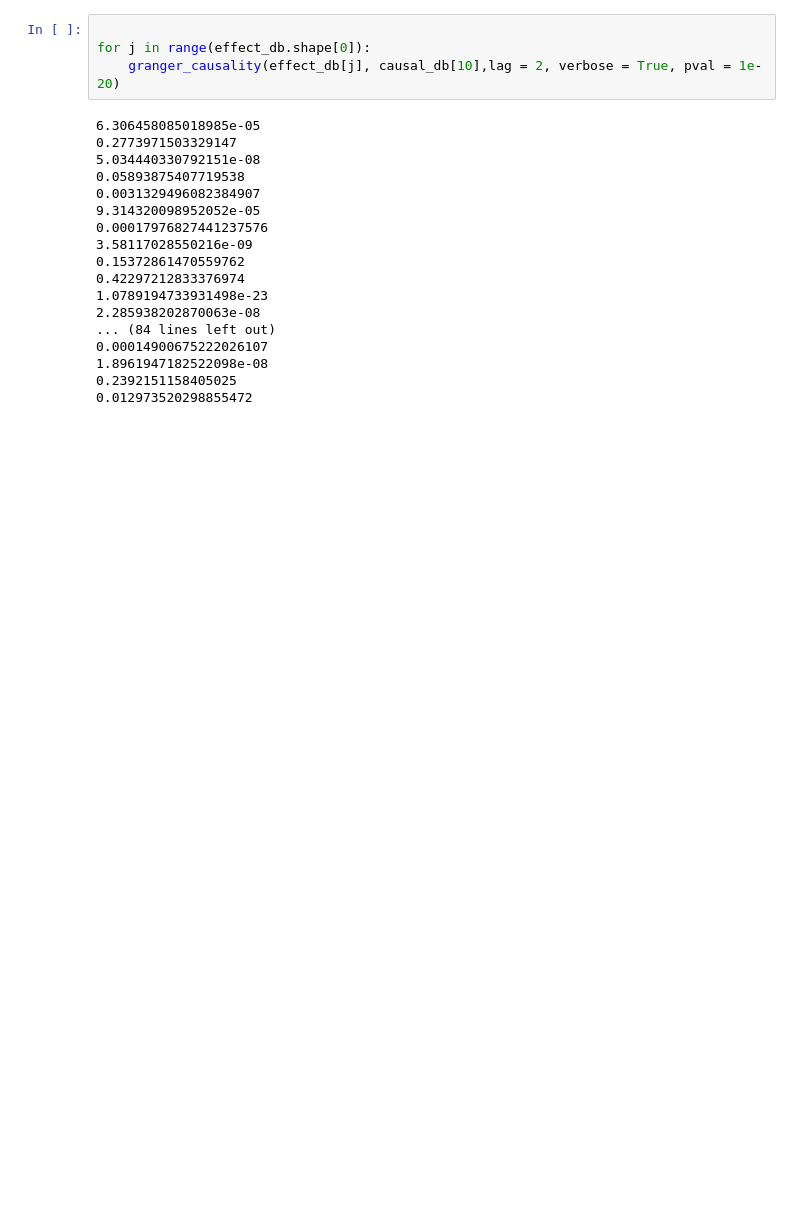
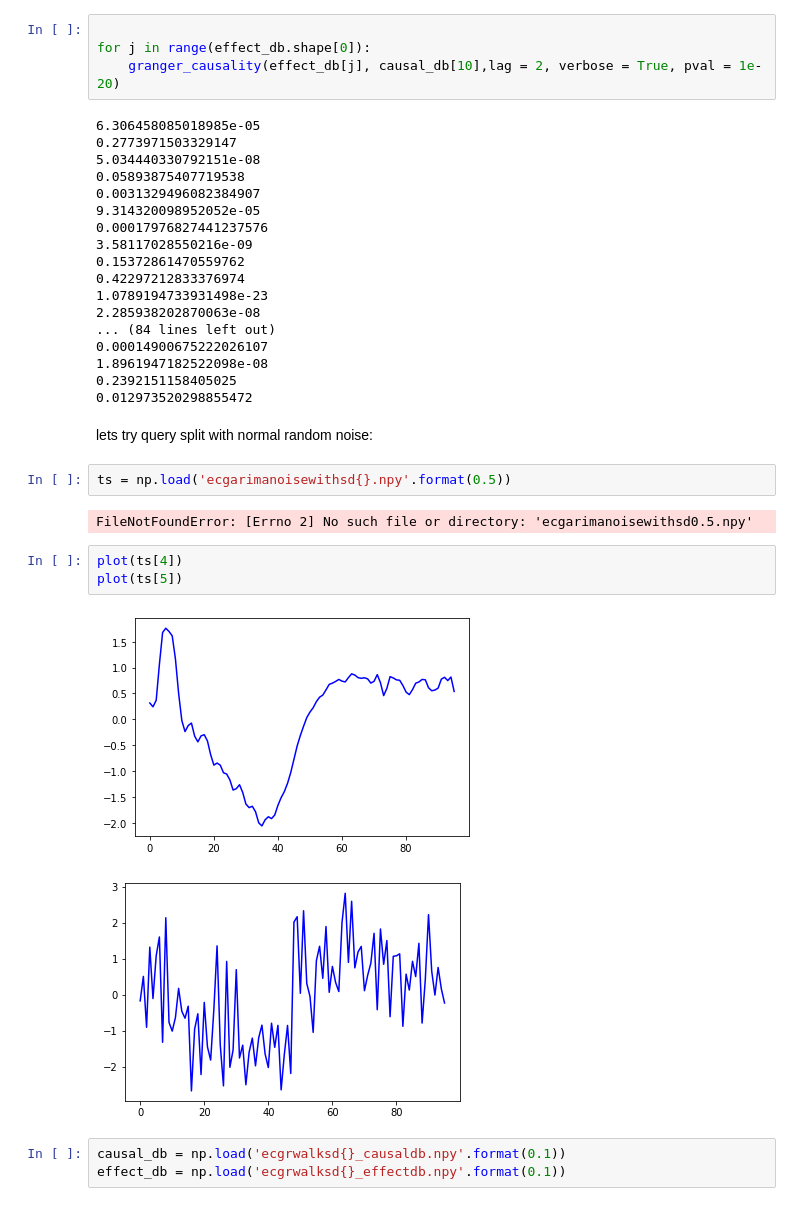
Before and after one commit to valeman/GRAILTS, a Jupyter notebook: Untitled5.ipynb, the cells around one changed output. Cells and saved outputs as stored; diff of their text form; blank space fills up the shorter version.

```diff
--- a/Untitled5.ipynb
+++ b/Untitled5.ipynb
@@ -273,3 +280,18 @@ for j in range(effect_db.shape[0]):
 1.8961947182522098e-08
 0.2392151158405025
 0.012973520298855472
+# %% [markdown]
+lets try query split with normal random noise:
+# %%
+ts = np.load('ecgarimanoisewithsd{}.npy'.format(0.5))
+# %% [output]
+FileNotFoundError: [Errno 2] No such file or directory: 'ecgarimanoisewithsd0.5.npy'
+# %%
+plot(ts[4])
+plot(ts[5])
+# %% [output]
+[figure, added]
+[figure, added]
+# %%
+causal_db = np.load('ecgrwalksd{}_causaldb.npy'.format(0.1))
+effect_db = np.load('ecgrwalksd{}_effectdb.npy'.format(0.1))
```
Also changed, not shown: parts of 3 cells of this notebook, 3 other files.
